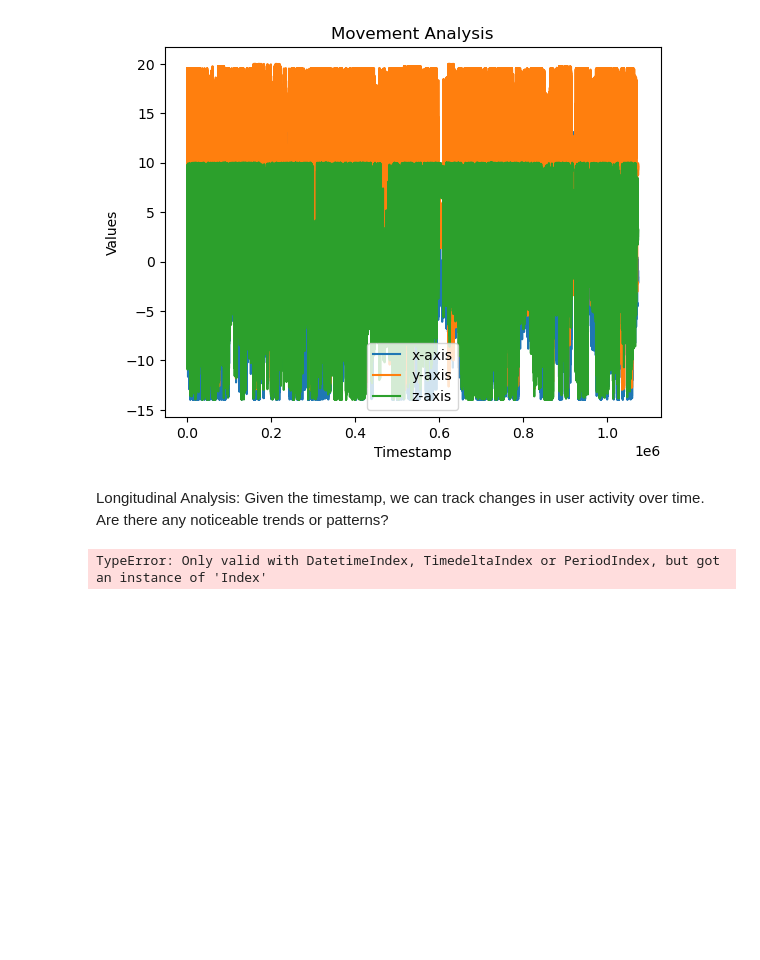
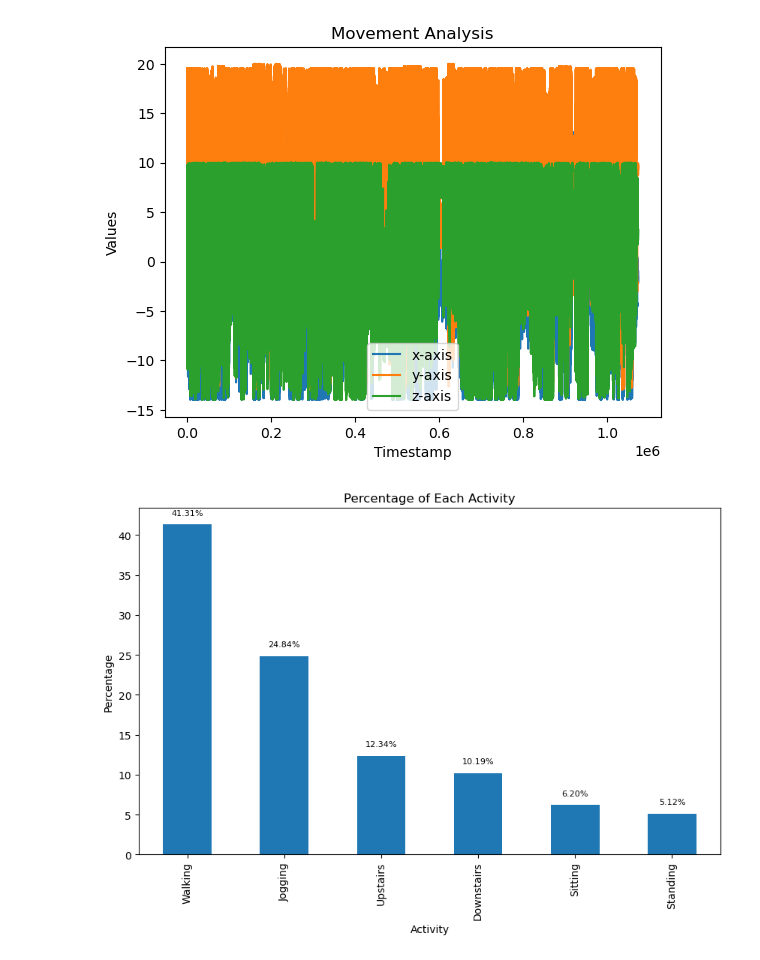
Before and after one commit to invinciblesk/human_activity_recognition, a Jupyter notebook: notebook/human_activities_recognition.ipynb, the cells around one changed output. Drawn from its saved outputs; the diff is of its cells as text; code cells hidden in the pictures; blank space fills up the shorter version.

Commit message:
Added percentage for each activity

```diff
--- a/notebook/human_activities_recognition.ipynb
+++ b/notebook/human_activities_recognition.ipynb
@@ -293,16 +330,21 @@ plt.show()
 # %% [output]
 <Figure size 1500x1000 with 0 Axes>
 [figure]
-# %% [markdown]
-Longitudinal Analysis: Given the timestamp, we can track changes in user activity over time. Are there any noticeable trends or patterns?
-# %%
-# Resample the data hourly and calculate the mean of 'x-axis', 'y-axis', and 'z-axis'
-mean_per_hour = df.resample('H')[['x-axis', 'y-axis', 'z-axis']].mean()
-
-# Plot the mean values
-mean_per_hour.plot(subplots=True, layout=(3,1), figsize=(15,10), title='Mean of x-axis, y-axis, and z-axis per hour')
-
-plt.tight_layout()
-plt.show();
-# %% [output]
-TypeError: Only valid with DatetimeIndex, TimedeltaIndex or PeriodIndex, but got an instance of 'Index'
+# %%
+#Percentage of each activity
+activity_percentage = df['activity'].value_counts(normalize=True) * 100
+
+# Plot the percentage of each activity
+plt.figure(figsize=(10,6))
+activity_percentage.plot(kind='bar')
+plt.title('Percentage of Each Activity')
+plt.xlabel('Activity')
+plt.ylabel('Percentage')
+
+# Annotate the plot
+for i, v in enumerate(activity_percentage):
+    plt.text(i, v + 1, f'{v:.2f}%', ha='center', va='bottom', fontsize=8)
+
+plt.show()
+# %% [output]
+[figure, added]
```
Also changed, not shown: parts of 4 cells of this notebook.
